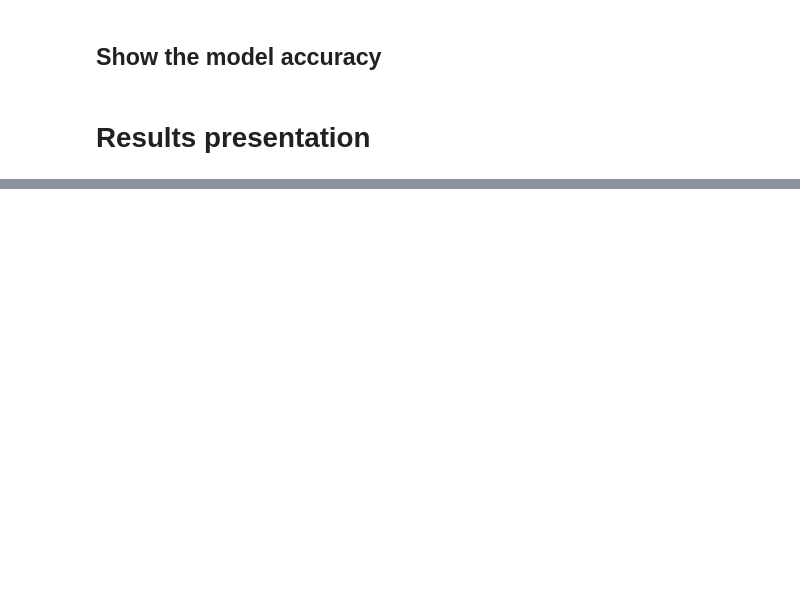
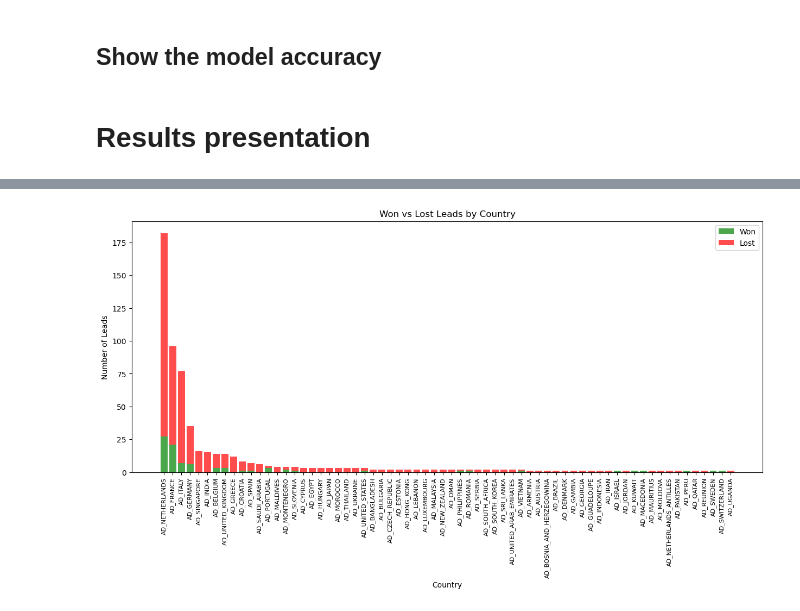
Before and after one commit to mrcomans/Yala_Lead_qualification, a Jupyter notebook: 2_feature_transformations_yala.ipynb, the cells around one changed output, grey strips where cells are left out. Saved outputs shown, nothing was run; the diff lists cells and outputs as text; code cells hidden in the pictures; blank space fills up the shorter version.

```diff
--- a/2_feature_transformations_yala.ipynb
+++ b/2_feature_transformations_yala.ipynb
@@ -1184,15 +1226,8 @@ plt.show()
 import matplotlib.pyplot as plt
 import numpy as np
 
-# Filter the DataFrame for 'Won' and 'Lost' leads
-won_leads = leads_df_snowflake[leads_df_snowflake['O_OPPORTUNITYSTATE'] == 1]
-lost_leads = leads_df_snowflake[leads_df_snowflake['O_OPPORTUNITYSTATE'] == 0]
-
-won_leads = won_leads.to_pandas()
-lost_leads = lost_leads.to_pandas()
-
 # Retrieve the columns containing the country values
-country_columns = [col for col in leads_df_snowflake.columns if col.startswith(('"AD_'))]
+country_columns = [col for col in leads_df.columns if col.startswith(('AD_'))]
 country_columns = [col.replace('"', '') for col in country_columns]
 
 # Initialize dictionaries to store the counts
@@ -1201,33 +1236,35 @@ lost_counts = {country: lost_leads[country].sum() for country in country_columns
 
 # Calculate total leads per country and sort countries by total leads in descending order
 total_leads = {country: won_counts[country] + lost_counts[country] for country in country_columns}
 sorted_countries = sorted(total_leads, key=total_leads.get, reverse=True)
 
 # Update the counts based on the sorted order
 won_values = [won_counts[country] for country in sorted_countries]
 lost_values = [lost_counts[country] for country in sorted_countries]
 
 # Create an array for the positions of the bars on the x-axis
 x_pos = np.arange(len(sorted_countries))
 
 # Plotting the histogram
 plt.figure(figsize=(15, 6))
 
 # Plot the 'Won' category for each country
 plt.bar(x_pos, won_values, align='center', alpha=0.7, color='green', label='Won')
 
 # Plot the 'Lost' category on top of 'Won' for each country
 plt.bar(x_pos, lost_values, bottom=won_values, align='center', alpha=0.7, color='red', label='Lost')
 
 # Add labels, title, and legend
 plt.xlabel('Country')
 plt.ylabel('Number of Leads')
 plt.title('Won vs Lost Leads by Country')
 plt.xticks(x_pos, sorted_countries, rotation='vertical', fontsize=8)
 plt.legend()
 
 # Show the plot
 plt.show()
+# %% [output]
+[figure, added]
 # %%
 import matplotlib.pyplot as plt
 import numpy as np
```
Also changed, not shown: parts of 40 cells of this notebook.
